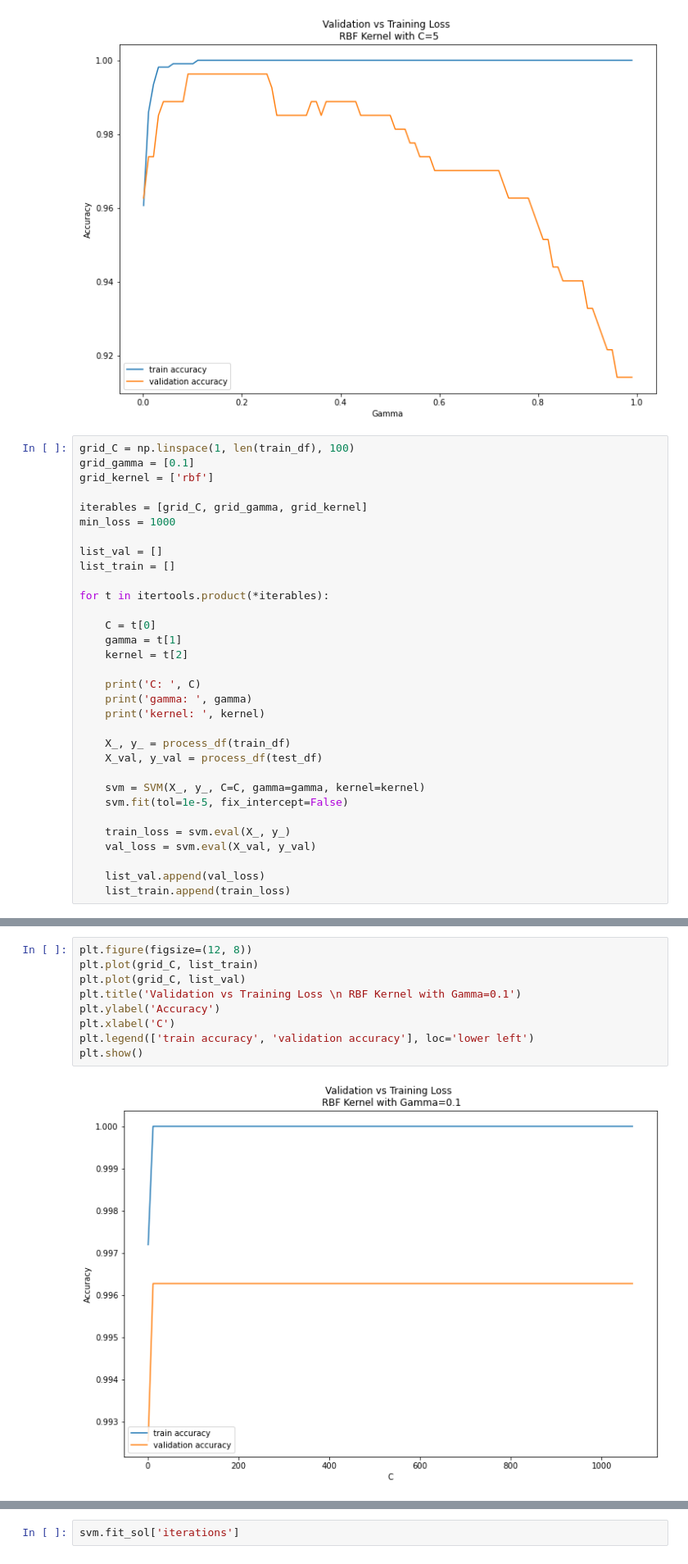
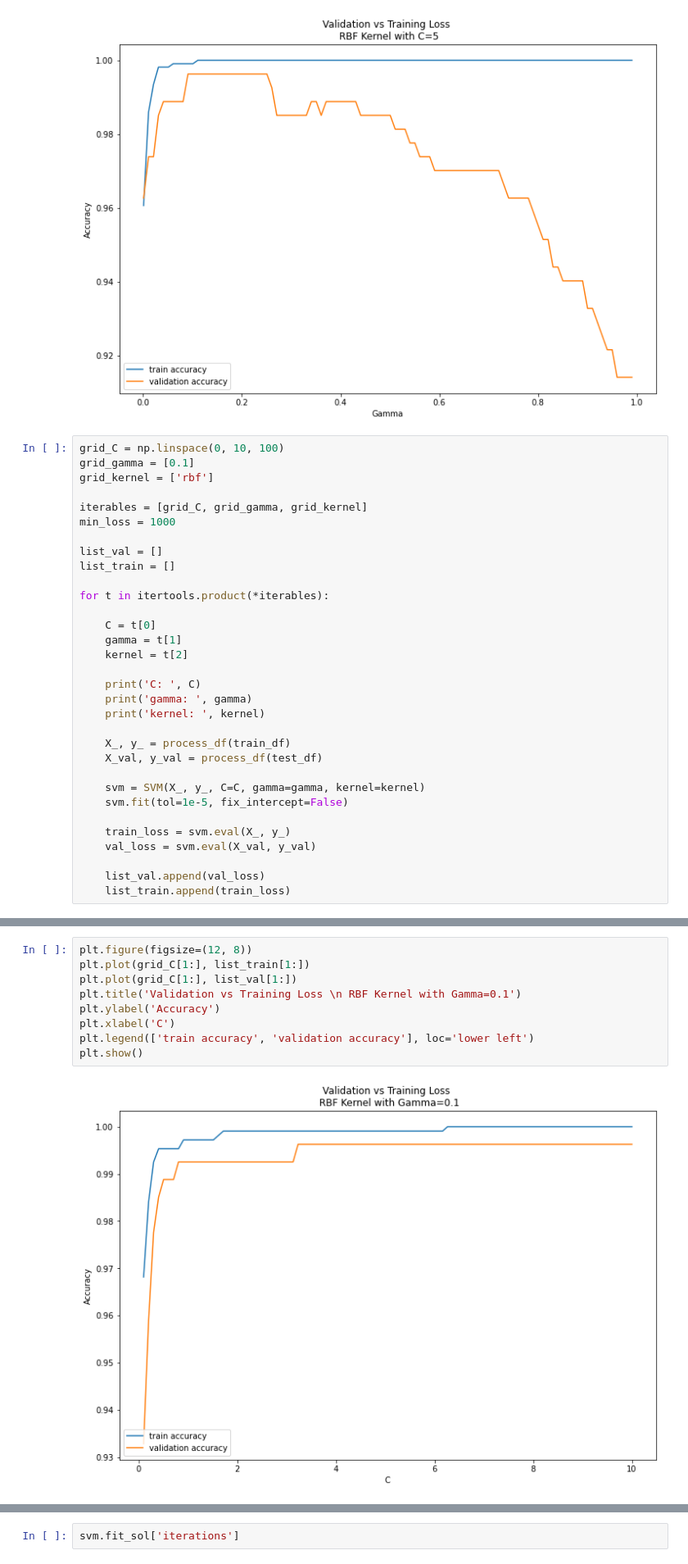
Before and after one commit to La-Sapienza-University-Rome/OMML_HW2, a Jupyter notebook: Q1.ipynb, the cells around one changed output, grey strips where cells are left out. Shown at 82% size. Drawn from its saved outputs; the diff is of its cells as text.

```diff
--- a/Q1.ipynb
+++ b/Q1.ipynb
@@ -380,7 +386,7 @@ plt.show()
 # %% [output]
 [figure]
 # %%
-grid_C = np.linspace(1, len(train_df), 100)
+grid_C = np.linspace(0, 10, 100)
 grid_gamma = [0.1]
 grid_kernel = ['rbf']
 
@@ -433,11 +441,11 @@ KeyboardInterrupt:
 # %%
 plt.figure(figsize=(12, 8))
-plt.plot(grid_C, list_train)
-plt.plot(grid_C, list_val)
+plt.plot(grid_C[1:], list_train[1:])
+plt.plot(grid_C[1:], list_val[1:])
 plt.title('Validation vs Training Loss \n RBF Kernel with Gamma=0.1')
 plt.ylabel('Accuracy')
 plt.xlabel('C')
 plt.legend(['train accuracy', 'validation accuracy'], loc='lower left')
 plt.show()
 # %% [output]
-[figure, old version]
+[figure, new version]
```
Also changed, not shown: parts of 8 cells of this notebook, 3 other files.
